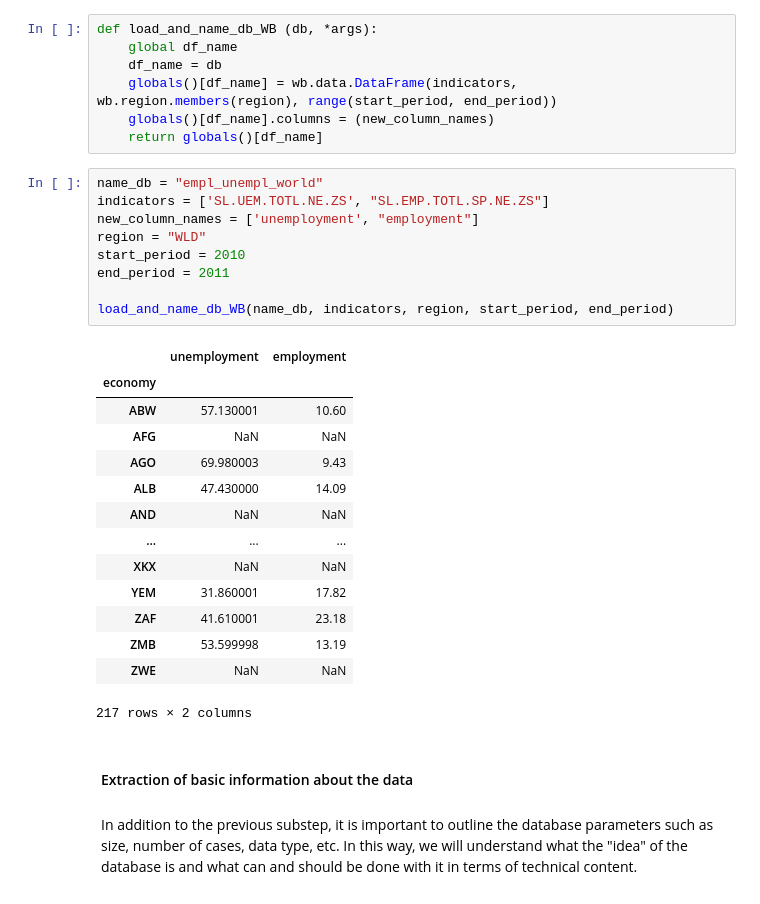
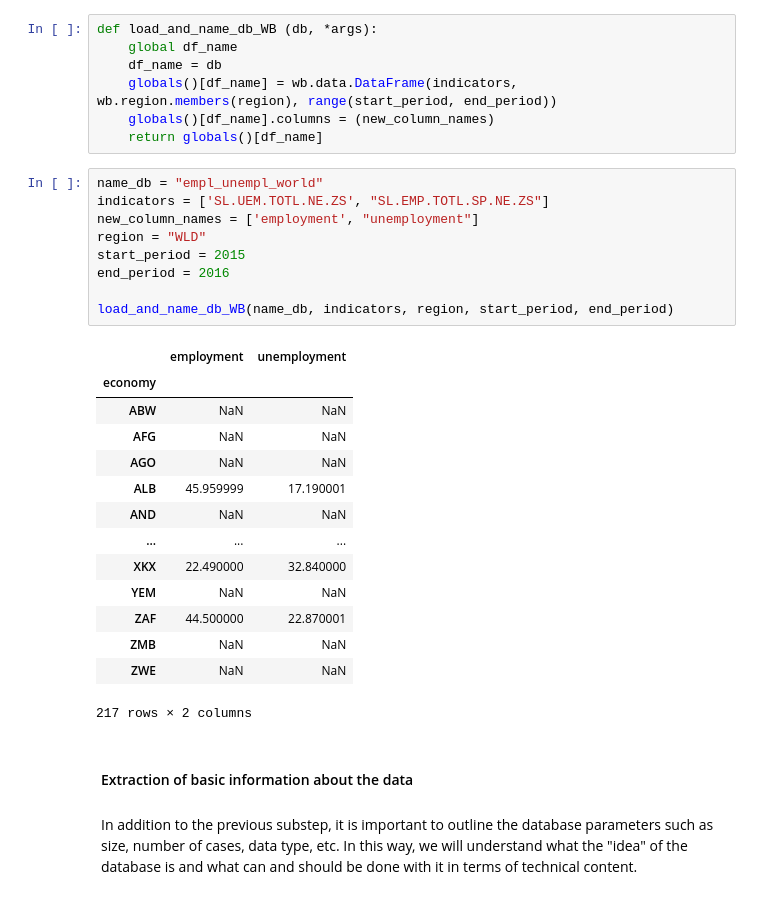
Before and after one commit to StefanRaychev/Methodology-for-Outliers-Detection, a Jupyter notebook: Outliers.ipynb, the cells around one changed output. Drawn from its saved outputs; the diff is of its cells as text.

```diff
--- a/Outliers.ipynb
+++ b/Outliers.ipynb
@@ -85,25 +85,25 @@ def load_and_name_db_WB (db, *args):
 # %%
 name_db = "empl_unempl_world"
 indicators = ['SL.UEM.TOTL.NE.ZS', "SL.EMP.TOTL.SP.NE.ZS"]
-new_column_names = ['unemployment', "employment"]
+new_column_names = ['employment', "unemployment"]
 region = "WLD"
-start_period = 2010
-end_period = 2011
+start_period = 2015
+end_period = 2016
 
 load_and_name_db_WB(name_db, indicators, region, start_period, end_period)
 # %% [output]
-|  | unemployment | employment |
+|  | employment | unemployment |
 | economy |  |  |
-| ABW | 57.130001 | 10.60 |
+| ABW | NaN | NaN |
 | AFG | NaN | NaN |
-| AGO | 69.980003 | 9.43 |
-| ALB | 47.430000 | 14.09 |
+| AGO | NaN | NaN |
+| ALB | 45.959999 | 17.190001 |
 | AND | NaN | NaN |
 | ... | ... | ... |
-| XKX | NaN | NaN |
-| YEM | 31.860001 | 17.82 |
-| ZAF | 41.610001 | 23.18 |
-| ZMB | 53.599998 | 13.19 |
+| XKX | 22.490000 | 32.840000 |
+| YEM | NaN | NaN |
+| ZAF | 44.500000 | 22.870001 |
+| ZMB | NaN | NaN |
 | ZWE | NaN | NaN |
 217 rows × 2 columns
 # %% [markdown]
```
Also changed, not shown: parts of 50 cells of this notebook.
